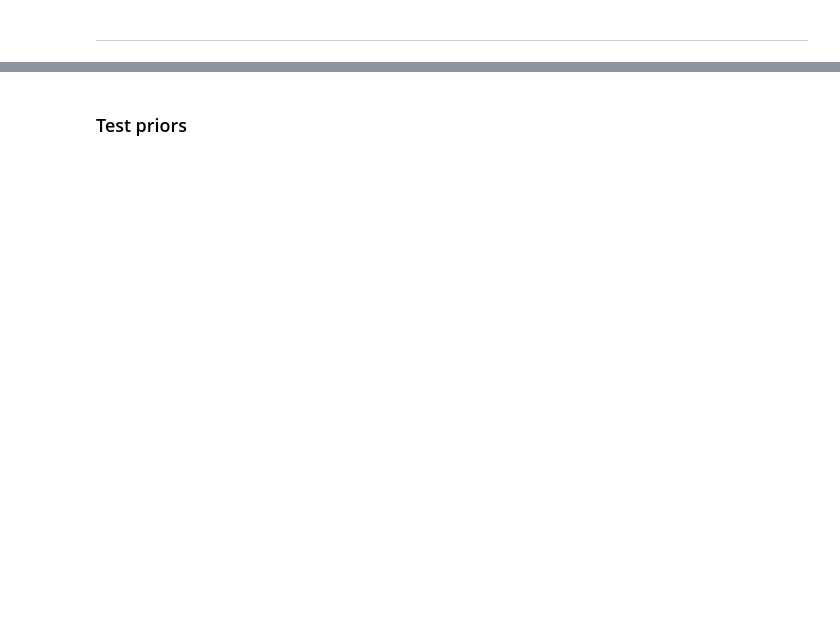
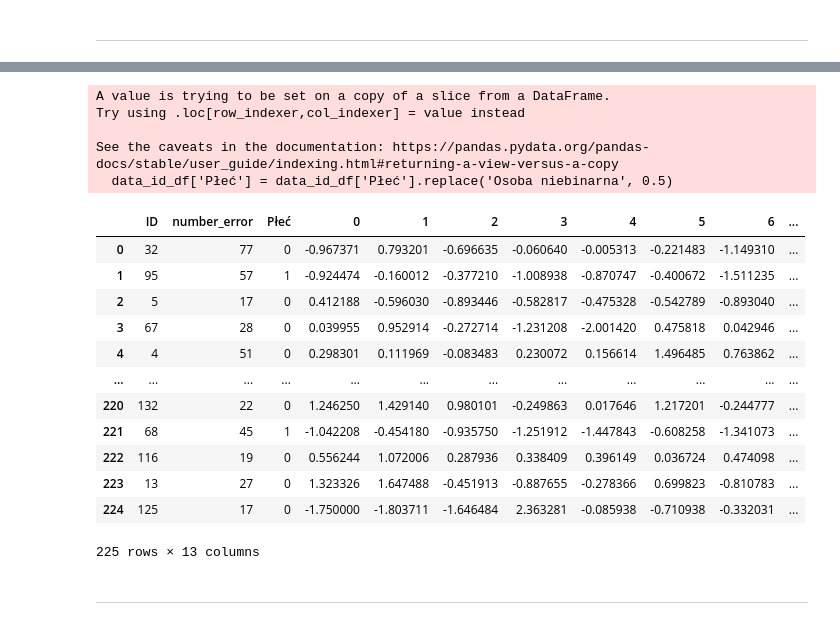
Before and after one commit to abelowska/jointErrorCMD, a Jupyter notebook: notebooks/correlation_analyses.ipynb, the cells around one changed output, grey strips where cells are left out. Drawn from its saved outputs; the diff is of its cells as text; code cells hidden in the pictures; blank space fills up the shorter version.

```diff
--- a/notebooks/correlation_analyses.ipynb
+++ b/notebooks/correlation_analyses.ipynb
@@ -439,0 +88,6 @@ plt.savefig(f'{path}/{model}/results/{model}_random_effects_bfs.png', bbox_inche
+# %%
+fa = FactorAnalyzer(38, rotation='varimax')
+fa.fit(data_for_factor_df)
+# Check Eigenvalues
+ev, v = fa.get_eigenvalues()
+ev
@@ -439,0 +116,23 @@ plt.savefig(f'{path}/{model}/results/{model}_random_effects_bfs.png', bbox_inche
+# %%
+# Number of factors to extract (adjust as needed)
+n_factors = 10
+
+# Initialize factor analyzer
+fa = FactorAnalyzer(n_factors, rotation='promax')  # No rotation specified for now
+
+# Fit the factor analyzer to your data
+fa.fit(data_for_factor_df)
+
+# Get the factor loadings
+factor_loadings = fa.loadings_
+
+# Get the communalities
+communalities = fa.get_communalities()
+
+# Get the eigenvalues
+ev, v = fa.get_eigenvalues()
+
+# Get the variance explained by each factor
+variance_explained = fa.get_factor_variance()
+
+variance_explained
@@ -439,0 +166,3 @@ plt.savefig(f'{path}/{model}/results/{model}_random_effects_bfs.png', bbox_inche
+# %%
+factors_data_df = pd.DataFrame(fa.transform(data_for_factor_df), columns=np.arange(0, n_factors))
+factors_data_df
@@ -440,2 +183,34 @@ plt.savefig(f'{path}/{model}/results/{model}_random_effects_bfs.png', bbox_inche
+# %%
+columns2 = [
+    'ID',
+    'number_error',
+    'Płeć',
+]
+
+data_id_df = data_df[columns2]
+data_id_df['Płeć'] = data_id_df['Płeć'].replace('Osoba niebinarna', 0.5)
+# %% [output]
+A value is trying to be set on a copy of a slice from a DataFrame.
+Try using .loc[row_indexer,col_indexer] = value instead
+
+See the caveats in the documentation: https://pandas.pydata.org/pandas-docs/stable/user_guide/indexing.html#returning-a-view-versus-a-copy
+  data_id_df['Płeć'] = data_id_df['Płeć'].replace('Osoba niebinarna', 0.5)
+# %%
+data_df_factor = pd.concat([data_id_df, factors_data_df], axis=1)
+data_df_factor
+# %% [output]
+|  | ID | number_error | Płeć | 0 | 1 | 2 | 3 | 4 | 5 | 6 | ... |
+| 0 | 32 | 77 | 0 | -0.967371 | 0.793201 | -0.696635 | -0.060640 | -0.005313 | -0.221483 | -1.149310 | ... |
+| 1 | 95 | 57 | 1 | -0.924474 | -0.160012 | -0.377210 | -1.008938 | -0.870747 | -0.400672 | -1.511235 | ... |
+| 2 | 5 | 17 | 0 | 0.412188 | -0.596030 | -0.893446 | -0.582817 | -0.475328 | -0.542789 | -0.893040 | ... |
+| 3 | 67 | 28 | 0 | 0.039955 | 0.952914 | -0.272714 | -1.231208 | -2.001420 | 0.475818 | 0.042946 | ... |
+| 4 | 4 | 51 | 0 | 0.298301 | 0.111969 | -0.083483 | 0.230072 | 0.156614 | 1.496485 | 0.763862 | ... |
+| ... | ... | ... | ... | ... | ... | ... | ... | ... | ... | ... | ... |
+| 220 | 132 | 22 | 0 | 1.246250 | 1.429140 | 0.980101 | -0.249863 | 0.017646 | 1.217201 | -0.244777 | ... |
+| 221 | 68 | 45 | 1 | -1.042208 | -0.454180 | -0.935750 | -1.251912 | -1.447843 | -0.608258 | -1.341073 | ... |
+| 222 | 116 | 19 | 0 | 0.556244 | 1.072006 | 0.287936 | 0.338409 | 0.396149 | 0.036724 | 0.474098 | ... |
+| 223 | 13 | 27 | 0 | 1.323326 | 1.647488 | -0.451913 | -0.887655 | -0.278366 | 0.699823 | -0.810783 | ... |
+| 224 | 125 | 17 | 0 | -1.750000 | -1.803711 | -1.646484 | 2.363281 | -0.085938 | -0.710938 | -0.332031 | ... |
+225 rows × 13 columns
 # %% [markdown]
-### Test priors
+---
```
Also changed, not shown: parts of 66 cells of this notebook, 3 other files.
